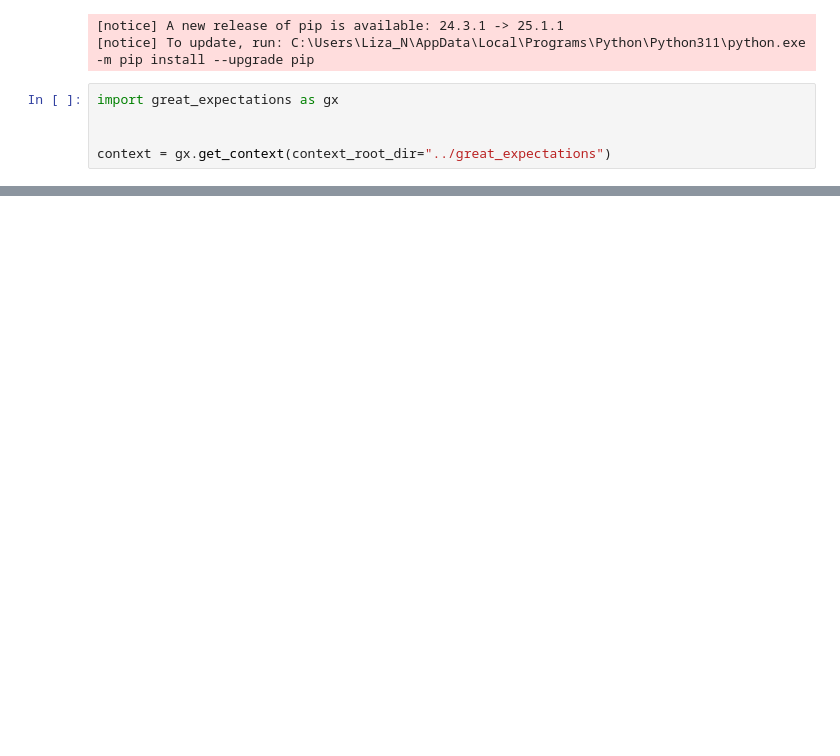
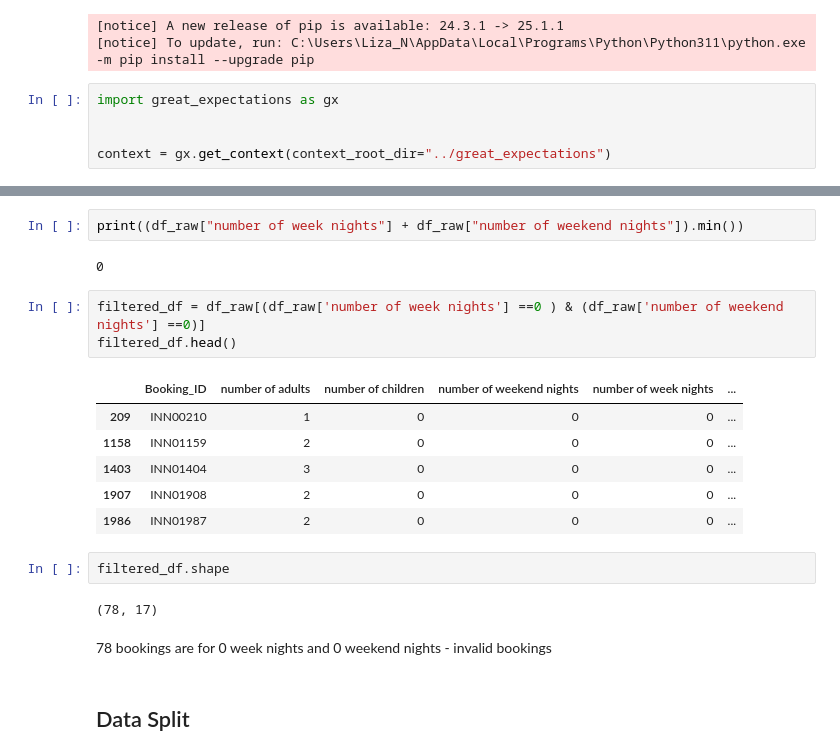
Before and after one commit to liza-no/MLOps_project, a Jupyter notebook: project_mlops/notebooks/data_unit_tests.ipynb, the cells around one changed output, grey strips where cells are left out. Cells and saved outputs as stored; diff of their text form; blank space fills up the shorter version.

```diff
--- a/project_mlops/notebooks/data_unit_tests.ipynb
+++ b/project_mlops/notebooks/data_unit_tests.ipynb
@@ -199,0 +292,22 @@ InvalidExpectationConfigurationError: Could not add expectation; provided config
+# %%
+print((df_raw["number of week nights"] + df_raw["number of weekend nights"]).min())
+# %% [output]
+0
+# %%
+filtered_df = df_raw[(df_raw['number of week nights'] ==0 ) & (df_raw['number of weekend nights'] ==0)]
+filtered_df.head()
+# %% [output]
+|  | Booking_ID | number of adults | number of children | number of weekend nights | number of week nights | ... |
+| 209 | INN00210 | 1 | 0 | 0 | 0 | ... |
+| 1158 | INN01159 | 2 | 0 | 0 | 0 | ... |
+| 1403 | INN01404 | 3 | 0 | 0 | 0 | ... |
+| 1907 | INN01908 | 2 | 0 | 0 | 0 | ... |
+| 1986 | INN01987 | 2 | 0 | 0 | 0 | ... |
+# %%
+filtered_df.shape
+# %% [output]
+(78, 17)
+# %% [markdown]
+78 bookings are for 0 week nights and 0 weekend nights - invalid bookings
+# %% [markdown]
+## Data Split
```
Also changed, not shown: parts of 25 cells of this notebook.
